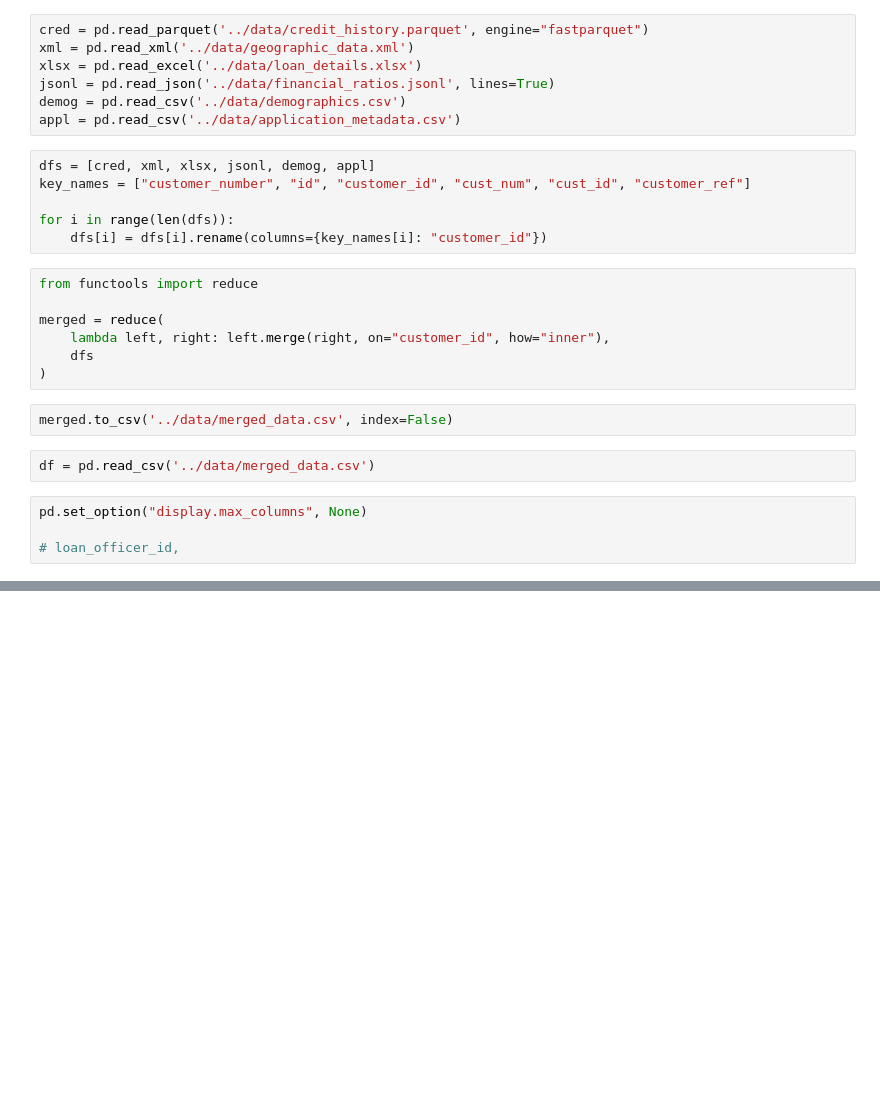
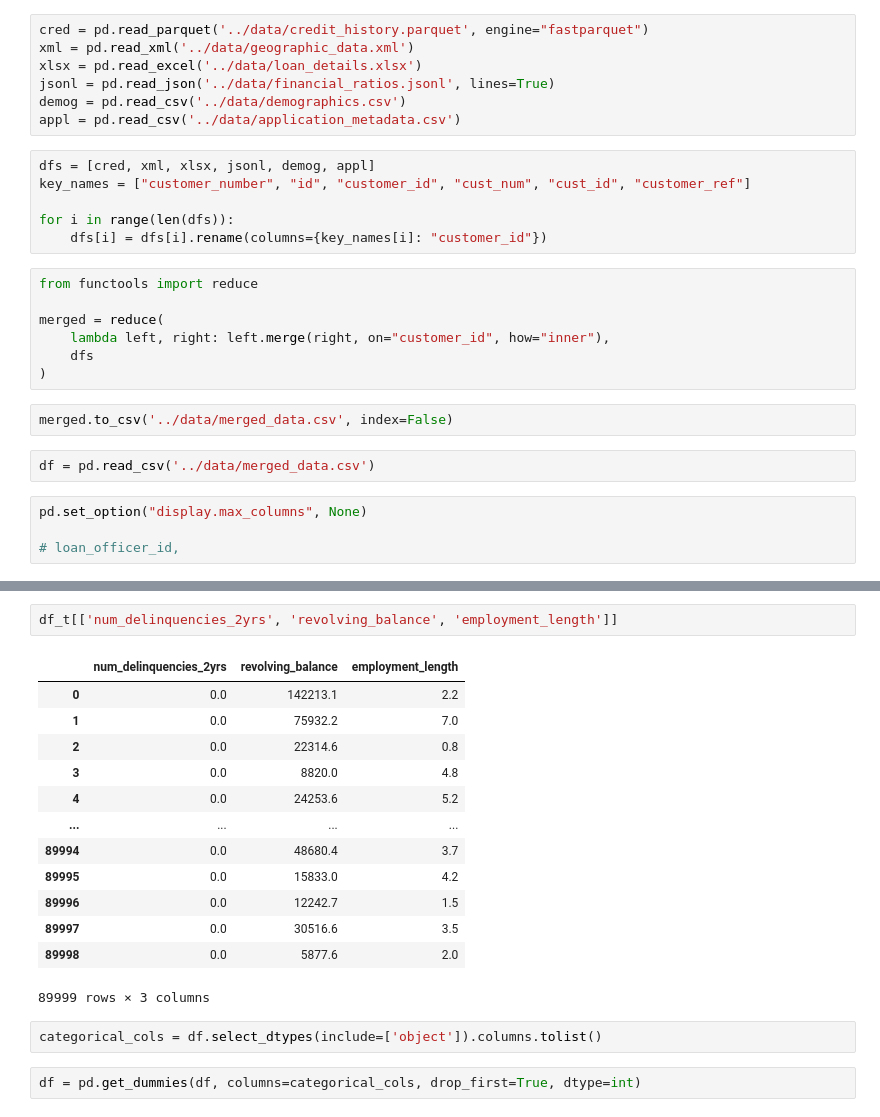
Before and after one commit to khazratoff/cbu-coding-challenge, a Jupyter notebook: notebooks/EDA.ipynb, the cells around one changed output, grey strips where cells are left out. Cells and saved outputs as stored; diff of their text form; blank space fills up the shorter version.

```diff
--- a/notebooks/EDA.ipynb
+++ b/notebooks/EDA.ipynb
@@ -74,0 +95,20 @@ Name: count, dtype: int64
+# %%
+df_t[['num_delinquencies_2yrs', 'revolving_balance', 'employment_length']]
+# %% [output]
+|  | num_delinquencies_2yrs | revolving_balance | employment_length |
+| 0 | 0.0 | 142213.1 | 2.2 |
+| 1 | 0.0 | 75932.2 | 7.0 |
+| 2 | 0.0 | 22314.6 | 0.8 |
+| 3 | 0.0 | 8820.0 | 4.8 |
+| 4 | 0.0 | 24253.6 | 5.2 |
+| ... | ... | ... | ... |
+| 89994 | 0.0 | 48680.4 | 3.7 |
+| 89995 | 0.0 | 15833.0 | 4.2 |
+| 89996 | 0.0 | 12242.7 | 1.5 |
+| 89997 | 0.0 | 30516.6 | 3.5 |
+| 89998 | 0.0 | 5877.6 | 2.0 |
+89999 rows × 3 columns
+# %%
+categorical_cols = df.select_dtypes(include=['object']).columns.tolist()
+# %%
+df = pd.get_dummies(df, columns=categorical_cols, drop_first=True, dtype=int)
```
Also changed, not shown: parts of 5 cells of this notebook.
